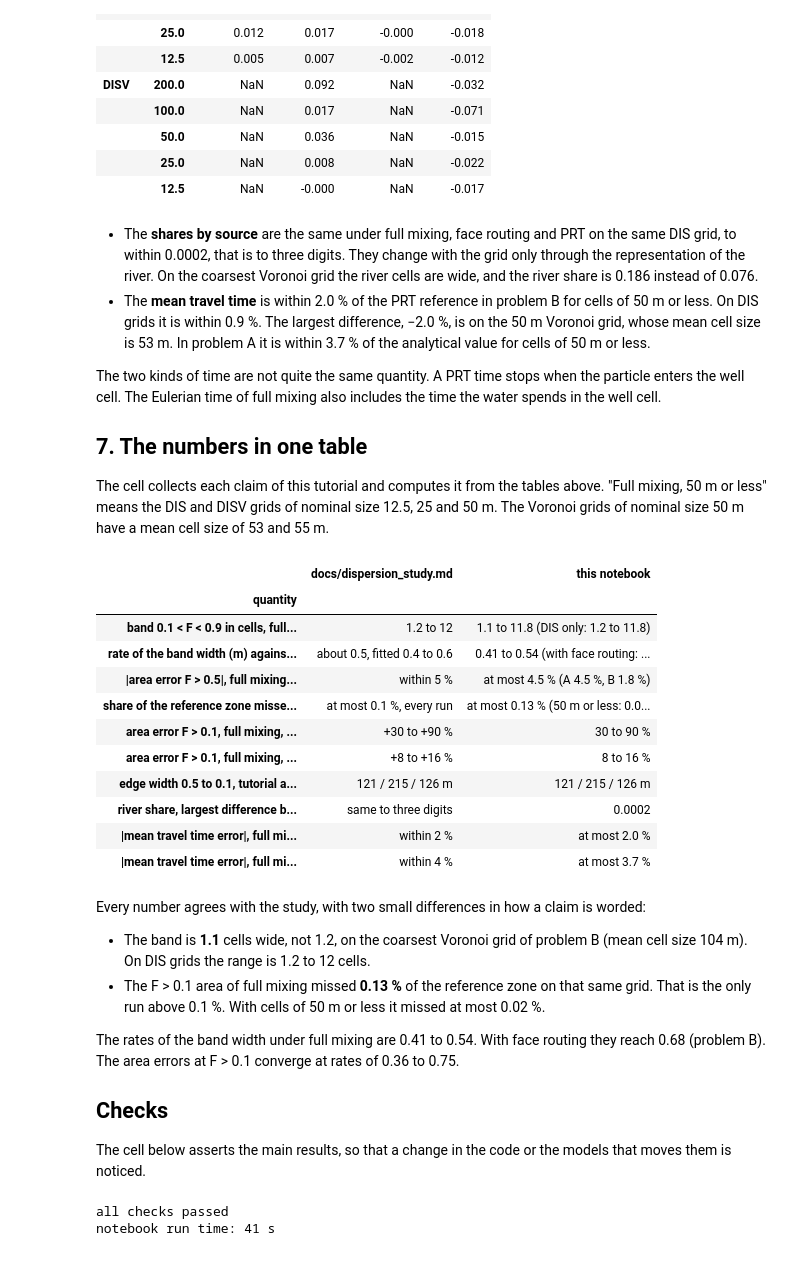
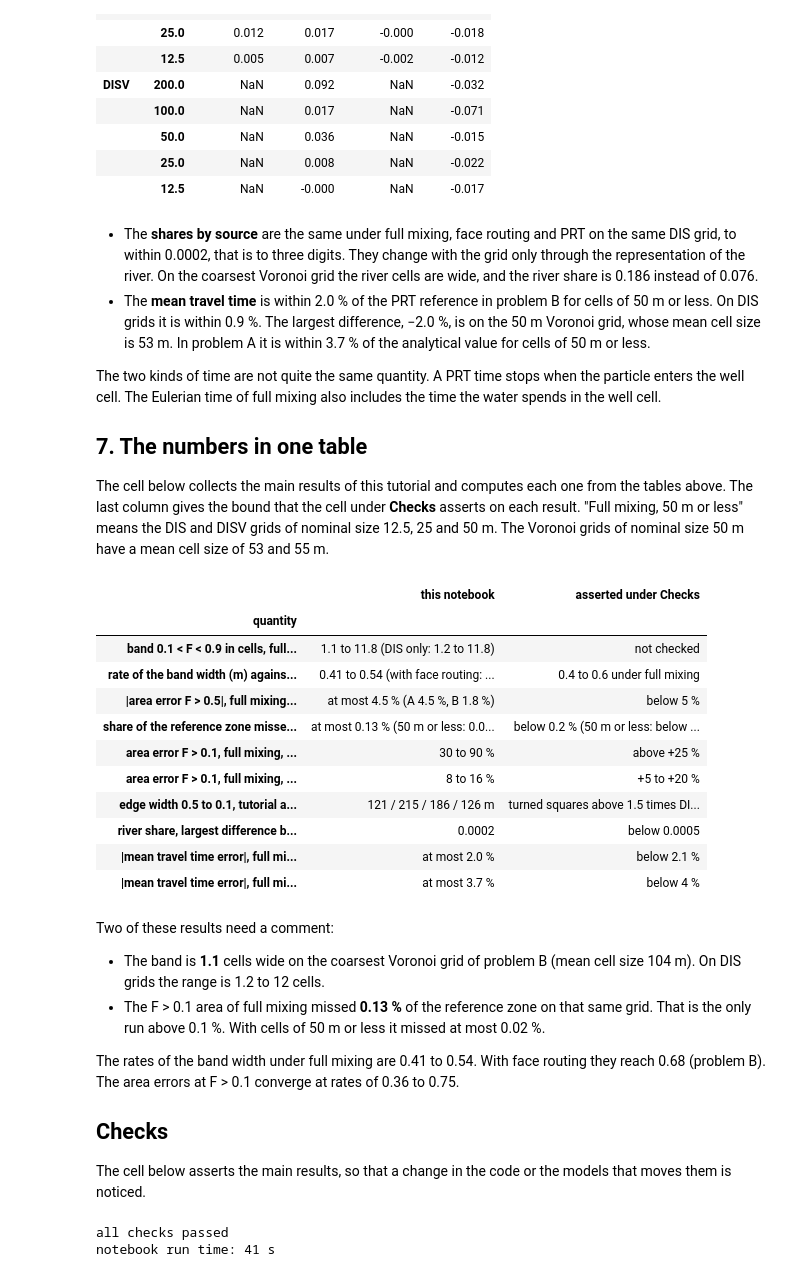
Before and after one commit to rhugman/gw-source, a Jupyter notebook: tutorials/11_numerical_dispersion/11_numerical_dispersion.ipynb, the cells around one changed output. Drawn from its saved outputs; the diff is of its cells as text; code cells hidden in the pictures.

```diff
--- a/tutorials/11_numerical_dispersion/11_numerical_dispersion.ipynb
+++ b/tutorials/11_numerical_dispersion/11_numerical_dispersion.ipynb
@@ -514,61 +515,66 @@ The two kinds of time are not quite the same quantity. A PRT time stops when the
 
 ## 7. The numbers in one table
 
-The cell collects each claim of this tutorial and computes it from the tables above. "Full mixing, 50 m or less" means the DIS and DISV grids of nominal size 12.5, 25 and 50 m. The Voronoi grids of nominal size 50 m have a mean cell size of 53 and 55 m.
+The cell below collects the main results of this tutorial and computes each one from the tables above. The last column gives the bound that the cell under **Checks** asserts on each result. "Full mixing, 50 m or less" means the DIS and DISV grids of nominal size 12.5, 25 and 50 m. The Voronoi grids of nominal size 50 m have a mean cell size of 53 and 55 m.
 # %%
 mixing_a, mixing_b = table_a[table_a["method"] == "full mixing"], table_b[table_b["method"] == "full mixing"]
 mixing = pd.concat([mixing_a, mixing_b])
 fine_a, fine_b = mixing_a[mixing_a["h"] <= FINE], mixing_b[mixing_b["h"] <= FINE]
 fine = pd.concat([fine_a, fine_b])
 dis_mixing = mixing[mixing["kind"] == "DIS"]
 band_rates = pd.concat([rates_a.xs("full mixing", level="method"), rates_b.xs("full mixing", level="method")])
 all_rates = pd.concat([rates_a.drop("cell-averaged exact", level="method"), rates_b.drop("PRT", level="method")])
 time_b_fine = time_b_err.loc[[k for k in time_b_err.index if k[1] <= FINE], "full mixing"]
 
 
 def span(values, scale: float = 1.0, digits: int = 1) -> str:
     # 'min to max' of a series, scaled
     return f"{scale * min(values):.{digits}f} to {scale * max(values):.{digits}f}"
 
 
 summary = pd.DataFrame([
-    ("band 0.1 < F < 0.9 in cells, full mixing, all grids", "1.2 to 12",
-     f"{span(mixing['band_cells'])} (DIS only: {span(dis_mixing['band_cells'])})"),
-    ("rate of the band width (m) against h, full mixing", "about 0.5, fitted 0.4 to 0.6",
-     f"{span(band_rates['band_width'], digits=2)} (with face routing: {span(all_rates['band_width'], digits=2)})"),
-    ("|area error F > 0.5|, full mixing, 50 m or less", "within 5 %",
+    ("band 0.1 < F < 0.9 in cells, full mixing, all grids",
+     f"{span(mixing['band_cells'])} (DIS only: {span(dis_mixing['band_cells'])})", "not checked"),
+    ("rate of the band width (m) against h, full mixing",
+     f"{span(band_rates['band_width'], digits=2)} (with face routing: {span(all_rates['band_width'], digits=2)})",
+     "0.4 to 0.6 under full mixing"),
+    ("|area error F > 0.5|, full mixing, 50 m or less",
      f"at most {100 * fine['area_err_0.5'].abs().max():.1f} % (A {100 * fine_a['area_err_0.5'].abs().max():.1f} %, "
-     f"B {100 * fine_b['area_err_0.5'].abs().max():.1f} %)"),
-    ("share of the reference zone missed by F > 0.1, full mixing", "at most 0.1 %, every run",
-     f"at most {100 * mixing['missed_0.1'].max():.2f} % (50 m or less: {100 * fine['missed_0.1'].max():.2f} %)"),
-    ("area error F > 0.1, full mixing, 12.5 to 50 m, problem A", "+30 to +90 %", span(fine_a["area_err_0.1"], 100, 0) + " %"),
-    ("area error F > 0.1, full mixing, 12.5 to 50 m, problem B", "+8 to +16 %", span(fine_b["area_err_0.1"], 100, 0) + " %"),
-    ("edge width 0.5 to 0.1, tutorial aquifer: DIS / turned squares / DISV 25 m", "121 / 215 / 126 m",
-     " / ".join(f"{width[k]:.0f}" for k in ("DIS, 50 m", "squares turned 45 degrees, 47 m", "DISV, 25 m")) + " m"),
-    ("river share, largest difference between methods on one DIS grid", "same to three digits", f"{spread:.4f}"),
-    ("|mean travel time error|, full mixing, 50 m or less, problem B (vs PRT)", "within 2 %",
-     f"at most {100 * time_b_fine.abs().max():.1f} %"),
-    ("|mean travel time error|, full mixing, 50 m or less, problem A (vs analytical)", "within 4 %",
-     f"at most {100 * fine_a['travel_time_err'].abs().max():.1f} %"),
-], columns=["quantity", "docs/dispersion_study.md", "this notebook"]).set_index("quantity")
+     f"B {100 * fine_b['area_err_0.5'].abs().max():.1f} %)", "below 5 %"),
+    ("share of the reference zone missed by F > 0.1, full mixing",
+     f"at most {100 * mixing['missed_0.1'].max():.2f} % (50 m or less: {100 * fine['missed_0.1'].max():.2f} %)",
+     "below 0.2 % (50 m or less: below 0.1 %)"),
+    ("area error F > 0.1, full mixing, 12.5 to 50 m, problem A", span(fine_a["area_err_0.1"], 100, 0) + " %",
+     "above +25 %"),
+    ("area error F > 0.1, full mixing, 12.5 to 50 m, problem B", span(fine_b["area_err_0.1"], 100, 0) + " %",
+     "+5 to +20 %"),
+    ("edge width 0.5 to 0.1, tutorial aquifer: DIS / turned squares / DISV 50 m / DISV 25 m",
+     " / ".join(f"{width[k]:.0f}" for k in ("DIS, 50 m", "squares turned 45 degrees, 47 m", "DISV, 50 m", "DISV, 25 m"))
+     + " m", "turned squares above 1.5 times DIS; DISV 25 m below DISV 50 m"),
+    ("river share, largest difference between methods on one DIS grid", f"{spread:.4f}", "below 0.0005"),
+    ("|mean travel time error|, full mixing, 50 m or less, problem B (vs PRT)",
+     f"at most {100 * time_b_fine.abs().max():.1f} %", "below 2.1 %"),
+    ("|mean travel time error|, full mixing, 50 m or less, problem A (vs analytical)",
+     f"at most {100 * fine_a['travel_time_err'].abs().max():.1f} %", "below 4 %"),
+], columns=["quantity", "this notebook", "asserted under Checks"]).set_index("quantity")
 display(summary)
 # %% [output]
-|  | docs/dispersion_study.md | this notebook |
+|  | this notebook | asserted under Checks |
 | quantity |  |  |
-| band 0.1 < F < 0.9 in cells, full... | 1.2 to 12 | 1.1 to 11.8 (DIS only: 1.2 to 11.8) |
-| rate of the band width (m) agains... | about 0.5, fitted 0.4 to 0.6 | 0.41 to 0.54 (with face routing: ... |
-| |area error F > 0.5|, full mixing... | within 5 % | at most 4.5 % (A 4.5 %, B 1.8 %) |
-| share of the reference zone misse... | at most 0.1 %, every run | at most 0.13 % (50 m or less: 0.0... |
-| area error F > 0.1, full mixing, ... | +30 to +90 % | 30 to 90 % |
-| area error F > 0.1, full mixing, ... | +8 to +16 % | 8 to 16 % |
-| edge width 0.5 to 0.1, tutorial a... | 121 / 215 / 126 m | 121 / 215 / 126 m |
-| river share, largest difference b... | same to three digits | 0.0002 |
-| |mean travel time error|, full mi... | within 2 % | at most 2.0 % |
-| |mean travel time error|, full mi... | within 4 % | at most 3.7 % |
+| band 0.1 < F < 0.9 in cells, full... | 1.1 to 11.8 (DIS only: 1.2 to 11.8) | not checked |
+| rate of the band width (m) agains... | 0.41 to 0.54 (with face routing: ... | 0.4 to 0.6 under full mixing |
+| |area error F > 0.5|, full mixing... | at most 4.5 % (A 4.5 %, B 1.8 %) | below 5 % |
+| share of the reference zone misse... | at most 0.13 % (50 m or less: 0.0... | below 0.2 % (50 m or less: below ... |
+| area error F > 0.1, full mixing, ... | 30 to 90 % | above +25 % |
+| area error F > 0.1, full mixing, ... | 8 to 16 % | +5 to +20 % |
+| edge width 0.5 to 0.1, tutorial a... | 121 / 215 / 186 / 126 m | turned squares above 1.5 times DI... |
+| river share, largest difference b... | 0.0002 | below 0.0005 |
+| |mean travel time error|, full mi... | at most 2.0 % | below 2.1 % |
+| |mean travel time error|, full mi... | at most 3.7 % | below 4 % |
 # %% [markdown]
-Every number agrees with the study, with two small differences in how a claim is worded:
+Two of these results need a comment:
 
-- The band is **1.1** cells wide, not 1.2, on the coarsest Voronoi grid of problem B (mean cell size 104 m). On DIS grids the range is 1.2 to 12 cells.
+- The band is **1.1** cells wide on the coarsest Voronoi grid of problem B (mean cell size 104 m). On DIS grids the range is 1.2 to 12 cells.
 - The F > 0.1 area of full mixing missed **0.13 %** of the reference zone on that same grid. That is the only run above 0.1 %. With cells of 50 m or less it missed at most 0.02 %.
 
 The rates of the band width under full mixing are 0.41 to 0.54. With face routing they reach 0.68 (problem B). The area errors at F > 0.1 converge at rates of 0.36 to 0.75.
```
Also changed, not shown: parts of 3 cells of this notebook, 12 other files.
